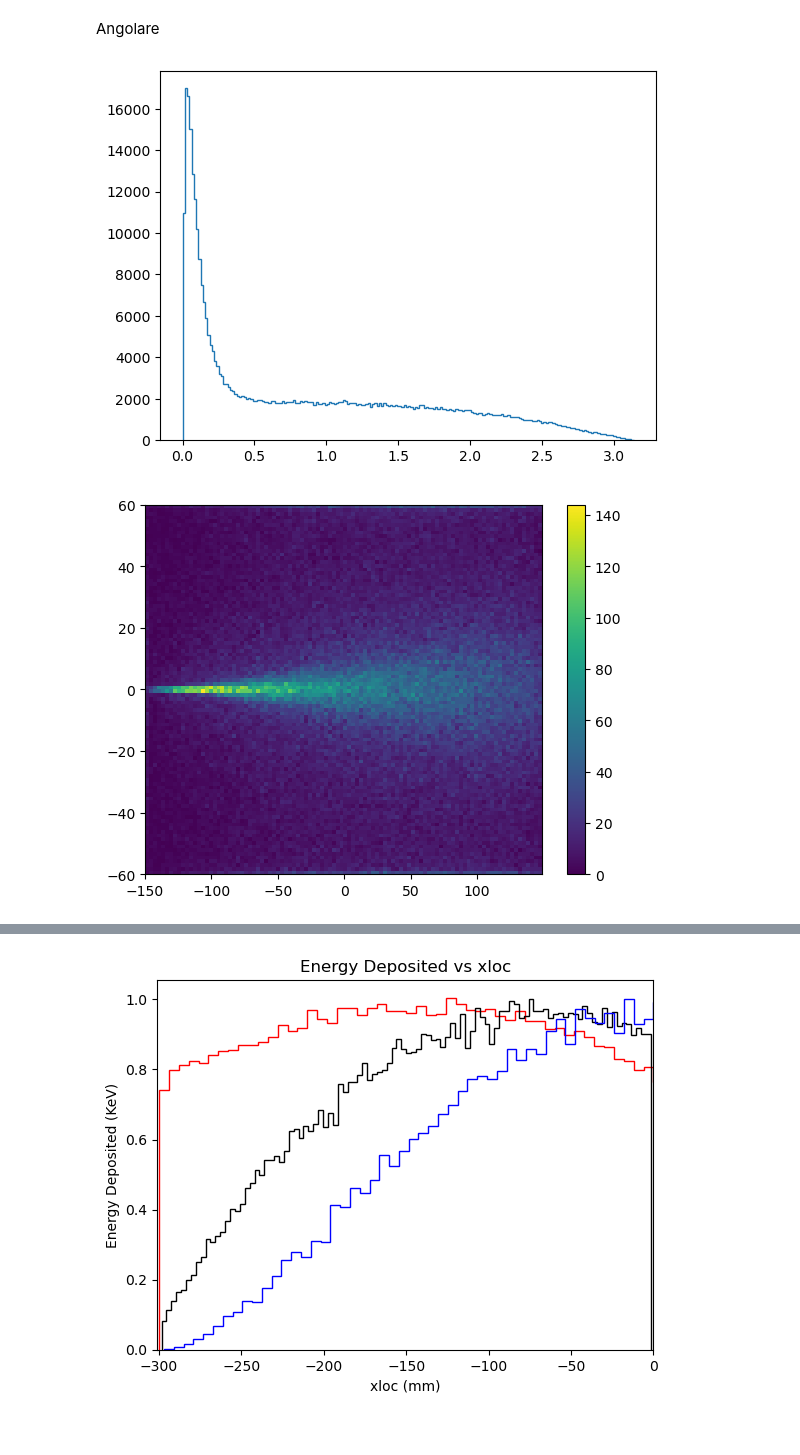
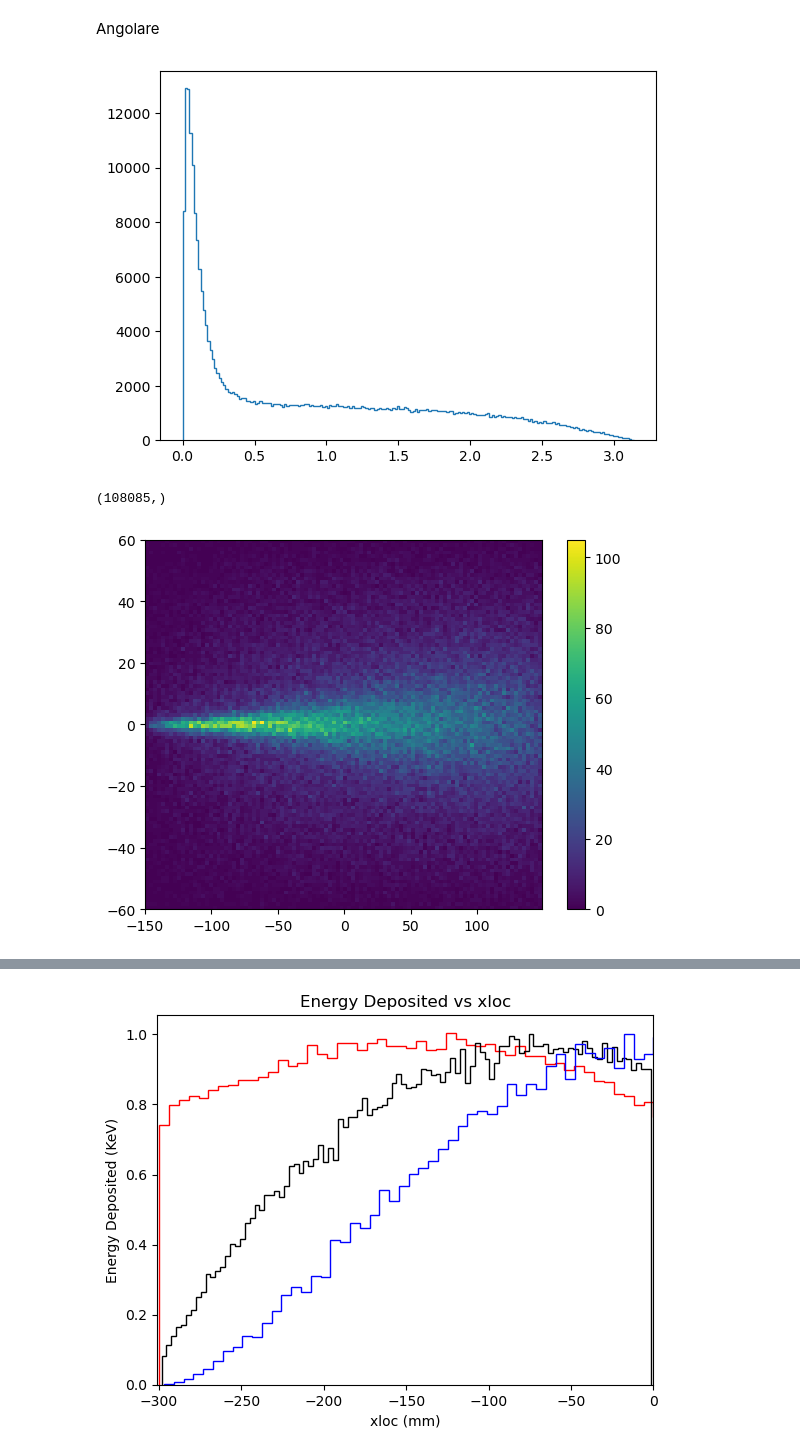
Before and after one commit to francescouni0/Online-Monitoring, a Jupyter notebook: Brem.ipynb, the cells around one changed output, grey strips where cells are left out. Drawn from its saved outputs; the diff is of its cells as text; code cells hidden in the pictures.

```diff
--- a/Brem.ipynb
+++ b/Brem.ipynb
@@ -129,10 +42,12 @@ plt.show()
 # %% [markdown]
 Demonstration
 # %%
-csv_file_path3 = 'dati/cilindrofan/150mev/coll/gamma_entering_particles.csv'
+csv_file_path3 = 'build/gamma_entering_particles.csv'
 
 
 df_gamma = pd.read_csv(csv_file_path3, delimiter=',', header=None, names=['Energy', 'X', 'Y', 'Z','pX', 'pY', 'pZ','evt'])
+
+print(np.shape(df_gamma['X']))
 
 
 plt.scatter(df_gamma['X'], df_gamma['Y'])
@@ -184,16 +100,21 @@ theta=np.arccos(df_gamma['pX']/np.sqrt(df_gamma['pX']**2+df_gamma['pY']**2+df_ga
 plt.hist(theta, bins=200, histtype='step')
 plt.show()
 # %% [output]
-[figure, old version]
+[figure, new version]
 # %%
 df_gamma['theta']=theta
 
 df_gamma=df_gamma[np.isclose(df_gamma['theta'],1.5,atol=0.5*1.5)]
+df_gamma.to_csv('gamma_entering_preproc.csv', index=False)
+
+
+print(np.shape(df_gamma['X']))
 
 
 plt.hist2d(df_gamma['X'], df_gamma['Y'], bins=(100,100), cmap='viridis',range=[[-150, 149], [-60, 60]])
 plt.colorbar()
 plt.show()
 # %% [output]
+(108085,)
-[figure, old version]
+[figure, new version]
 # %%
```
Also changed, not shown: parts of 20 cells of this notebook, 5 other files.
